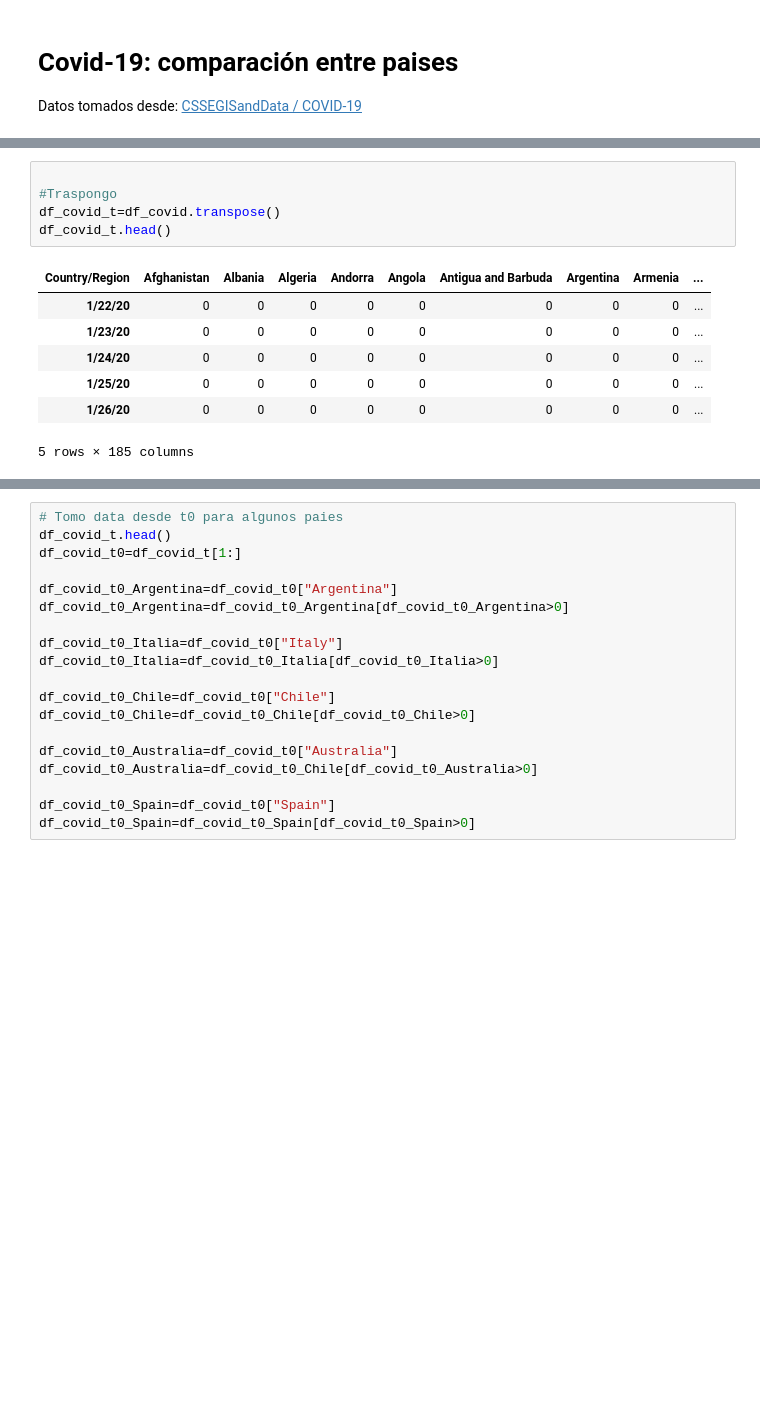
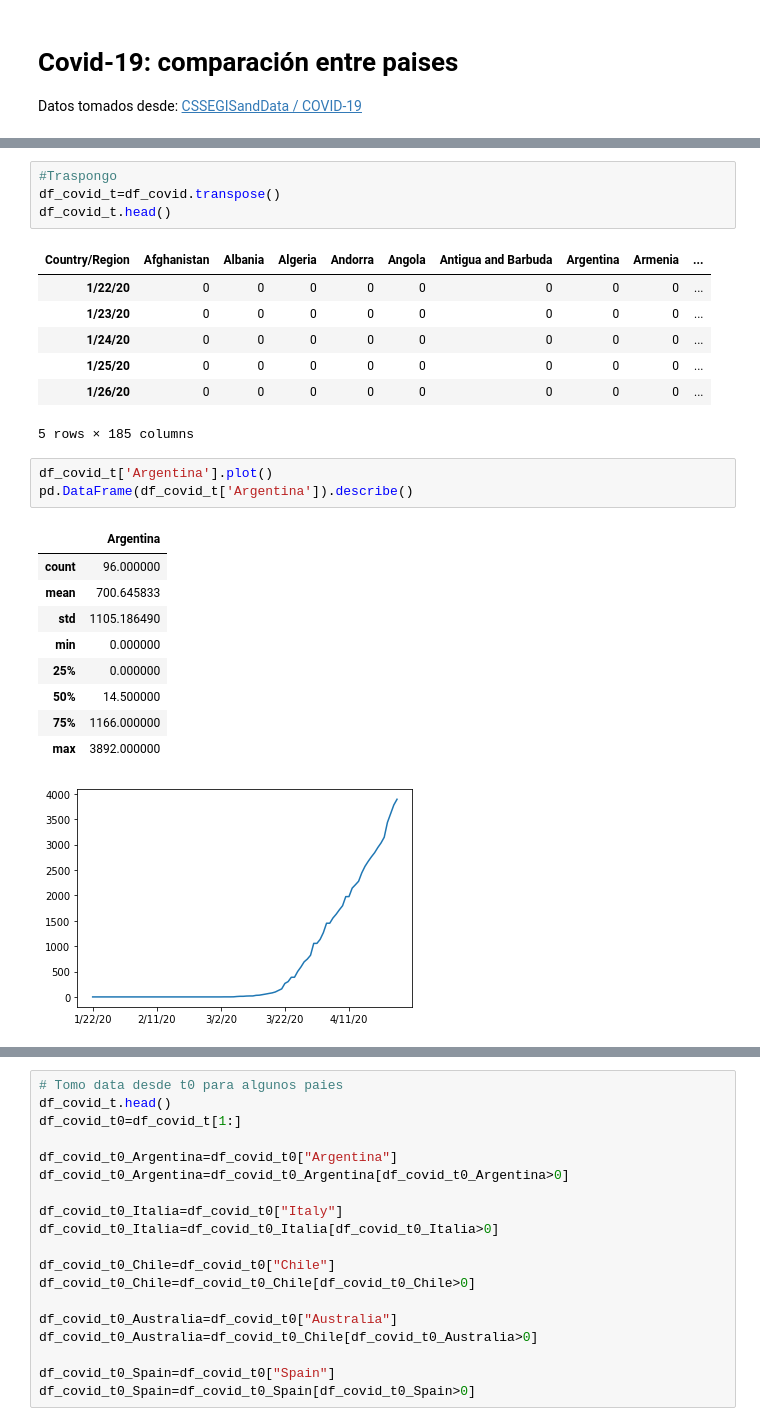
Before and after one commit to guillermohenrion/Intro-Python, a Jupyter notebook: Exploración_con_pandas.ipynb, the cells around one changed output, grey strips where cells are left out. Cells and saved outputs as stored; diff of their text form; blank space fills up the shorter version.

```diff
--- a/Exploración_con_pandas.ipynb
+++ b/Exploración_con_pandas.ipynb
@@ -43,5 +67,4 @@ df_covid.head()
 # %%
-
 #Traspongo
 df_covid_t=df_covid.transpose()
 df_covid_t.head()
@@ -53,3 +76,17 @@ df_covid_t.head()
 | 1/25/20 | 0 | 0 | 0 | 0 | 0 | 0 | 0 | 0 | ... |
 | 1/26/20 | 0 | 0 | 0 | 0 | 0 | 0 | 0 | 0 | ... |
 5 rows × 185 columns
+# %%
+df_covid_t['Argentina'].plot()
+pd.DataFrame(df_covid_t['Argentina']).describe()
+# %% [output]
+|  | Argentina |
+| count | 96.000000 |
+| mean | 700.645833 |
+| std | 1105.186490 |
+| min | 0.000000 |
+| 25% | 0.000000 |
+| 50% | 14.500000 |
+| 75% | 1166.000000 |
+| max | 3892.000000 |
+[figure, added]
```
Also changed, not shown: parts of 7 cells of this notebook.
